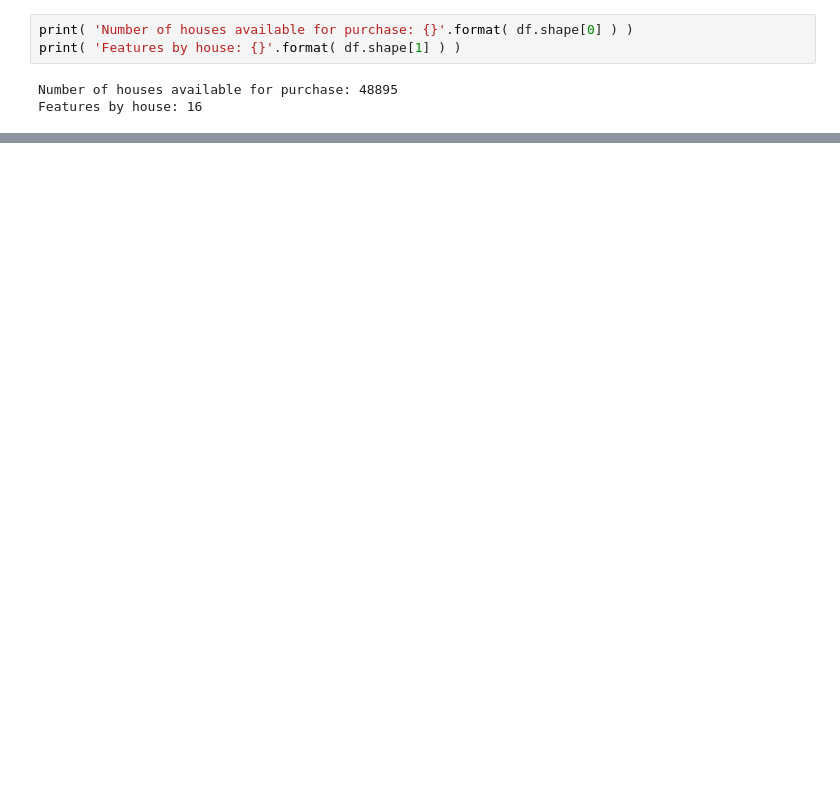
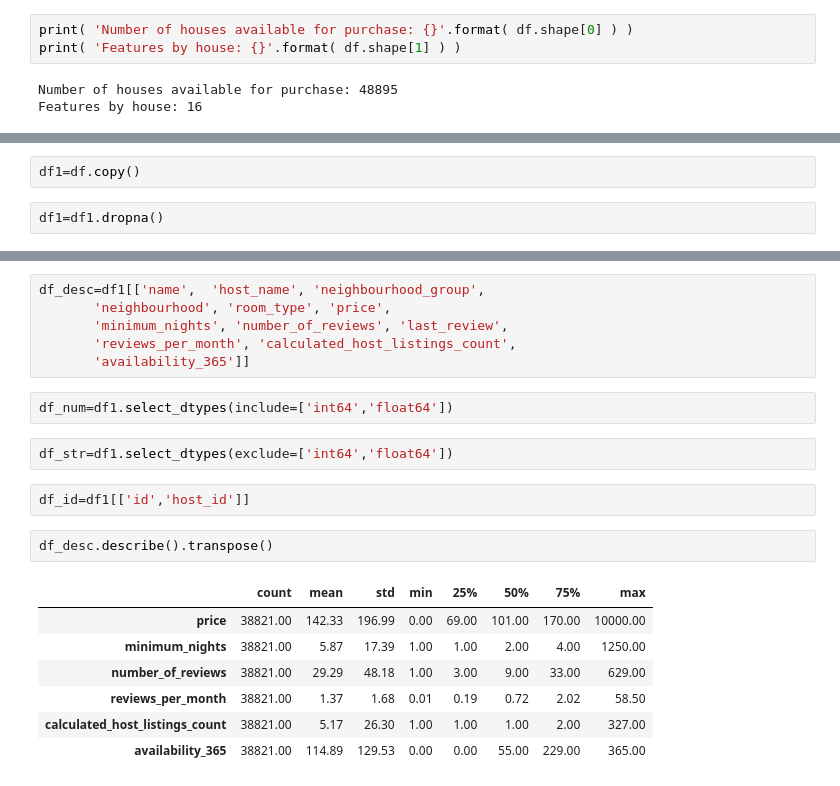
Before and after one commit to alessandra-barbosa/House-Rocket-Insights, a Jupyter notebook: Projeto_final_certificaçao.ipynb, the cells around one changed output, grey strips where cells are left out. Drawn from its saved outputs; the diff is of its cells as text; blank space fills up the shorter version.

```diff
--- a/Projeto_final_certificaçao.ipynb
+++ b/Projeto_final_certificaçao.ipynb
@@ -78,0 +140,4 @@ len(df['id'].unique())
+# %%
+df1=df.copy()
+# %%
+df1=df1.dropna()
@@ -78,0 +164,22 @@ len(df['id'].unique())
+# %%
+df_desc=df1[['name',  'host_name', 'neighbourhood_group',
+       'neighbourhood', 'room_type', 'price',
+       'minimum_nights', 'number_of_reviews', 'last_review',
+       'reviews_per_month', 'calculated_host_listings_count',
+       'availability_365']]
+# %%
+df_num=df1.select_dtypes(include=['int64','float64'])
+# %%
+df_str=df1.select_dtypes(exclude=['int64','float64'])
+# %%
+df_id=df1[['id','host_id']]
+# %%
+df_desc.describe().transpose()
+# %% [output]
+|  | count | mean | std | min | 25% | 50% | 75% | max |
+| price | 38821.00 | 142.33 | 196.99 | 0.00 | 69.00 | 101.00 | 170.00 | 10000.00 |
+| minimum_nights | 38821.00 | 5.87 | 17.39 | 1.00 | 1.00 | 2.00 | 4.00 | 1250.00 |
+| number_of_reviews | 38821.00 | 29.29 | 48.18 | 1.00 | 3.00 | 9.00 | 33.00 | 629.00 |
+| reviews_per_month | 38821.00 | 1.37 | 1.68 | 0.01 | 0.19 | 0.72 | 2.02 | 58.50 |
+| calculated_host_listings_count | 38821.00 | 5.17 | 26.30 | 1.00 | 1.00 | 1.00 | 2.00 | 327.00 |
+| availability_365 | 38821.00 | 114.89 | 129.53 | 0.00 | 0.00 | 55.00 | 229.00 | 365.00 |
```
Also changed, not shown: parts of 25 cells of this notebook, 1 other file.
